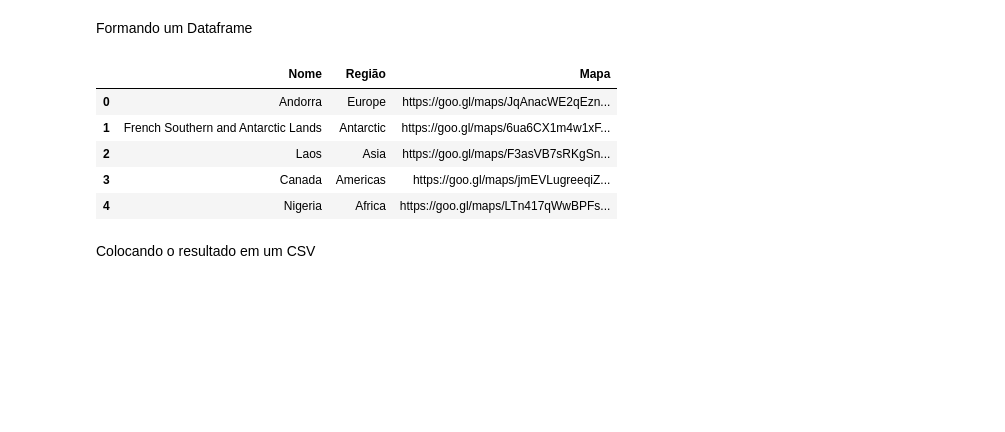
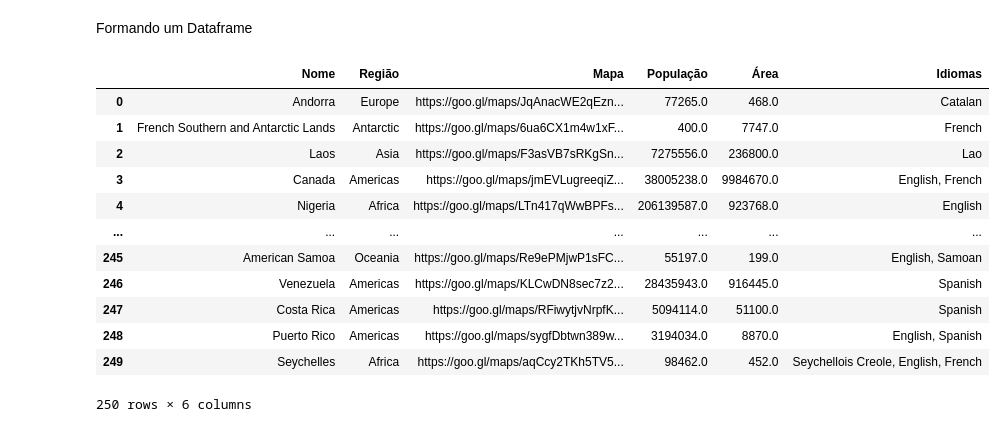
Before and after one commit to ncynira/projeto.final, a Jupyter notebook: Entrega_projeto.ipynb, the cells around one changed output. Saved outputs shown, nothing was run; the diff lists cells and outputs as text; code cells hidden in the pictures; blank space fills up the shorter version.

```diff
--- a/Entrega_projeto.ipynb
+++ b/Entrega_projeto.ipynb
@@ -40,28 +43,26 @@ alerta(codigo = response.status_code,
 # %% [markdown]
 Formando um Dataframe
 # %%
-if  response.status_code >= 200 and response.status_code <= 299:
+if response.status_code >= 200 and response.status_code <= 299:
     dados = response.json()
     df = pd.DataFrame(dados)
 
-df_formatado = pd.DataFrame(dados)
-df_formatado['Nome'] = df_formatado['name'].apply(lambda x: x['common'])
-df_formatado['Mapa'] = df_formatado['maps'].apply(lambda x: x['googleMaps'])
-df_formatado['Região'] = df_formatado['region']
+    df_formatado = pd.DataFrame(dados)
+    df_formatado['Nome'] = df_formatado['name'].apply(lambda x: x['common'])
+    df_formatado['Mapa'] = df_formatado['maps'].apply(lambda x: x['googleMaps'])
+    df_formatado['Região'] = df_formatado['region']
+    df_formatado['População'] = df_formatado['population'].astype(float)
+    df_formatado['Área'] = df_formatado['area'].astype(float)
 
-df_formatado['Nome'] = df_formatado['Nome'].astype(str)
-df_formatado['Região'] = df_formatado['Região'].astype(str)
-df_formatado['Mapa'] = df_formatado['Mapa'].astype(str)
+    df_formatado['Idiomas'] = df_formatado['languages'].apply(lambda x: ', '.join(x.values()) if isinstance(x, dict) else 'N/A')
 
-df_formatado = df_formatado[['Nome', 'Região', 'Mapa']]
+    df_formatado['Nome'] = df_formatado['Nome'].astype(str)
+    df_formatado['Região'] = df_formatado['Região'].astype(str)
+    df_formatado['Mapa'] = df_formatado['Mapa'].astype(str)
 
-df_formatado.head()
+    colunas_selecionadas = ['Nome', 'Região', 'Mapa', 'População', 'Área', 'Idiomas']
+    df_formatado = df_formatado[colunas_selecionadas]
+
+    df_formatado
+else:
+    print("Erro na solicitação da API. Código de status:", response.status_code)
-# %% [output]
-|  | Nome | Região | Mapa |
-| 0 | Andorra | Europe | https://goo.gl/maps/JqAnacWE2qEzn... |
-| 1 | French Southern and Antarctic Lands | Antarctic | https://goo.gl/maps/6ua6CX1m4w1xF... |
-| 2 | Laos | Asia | https://goo.gl/maps/F3asVB7sRKgSn... |
-| 3 | Canada | Americas | https://goo.gl/maps/jmEVLugreeqiZ... |
-| 4 | Nigeria | Africa | https://goo.gl/maps/LTn417qWwBPFs... |
-# %% [markdown]
-Colocando o resultado em um CSV
@@ -69,0 +69,16 @@ df_formatado.to_csv('restcountries.csv', index=False)
+# %%
+df_formatado
+# %% [output]
+|  | Nome | Região | Mapa | População | Área | Idiomas |
+| 0 | Andorra | Europe | https://goo.gl/maps/JqAnacWE2qEzn... | 77265.0 | 468.0 | Catalan |
+| 1 | French Southern and Antarctic Lands | Antarctic | https://goo.gl/maps/6ua6CX1m4w1xF... | 400.0 | 7747.0 | French |
+| 2 | Laos | Asia | https://goo.gl/maps/F3asVB7sRKgSn... | 7275556.0 | 236800.0 | Lao |
+| 3 | Canada | Americas | https://goo.gl/maps/jmEVLugreeqiZ... | 38005238.0 | 9984670.0 | English, French |
+| 4 | Nigeria | Africa | https://goo.gl/maps/LTn417qWwBPFs... | 206139587.0 | 923768.0 | English |
+| ... | ... | ... | ... | ... | ... | ... |
+| 245 | American Samoa | Oceania | https://goo.gl/maps/Re9ePMjwP1sFC... | 55197.0 | 199.0 | English, Samoan |
+| 246 | Venezuela | Americas | https://goo.gl/maps/KLCwDN8sec7z2... | 28435943.0 | 916445.0 | Spanish |
+| 247 | Costa Rica | Americas | https://goo.gl/maps/RFiwytjvNrpfK... | 5094114.0 | 51100.0 | Spanish |
+| 248 | Puerto Rico | Americas | https://goo.gl/maps/sygfDbtwn389w... | 3194034.0 | 8870.0 | English, Spanish |
+| 249 | Seychelles | Africa | https://goo.gl/maps/aqCcy2TKh5TV5... | 98462.0 | 452.0 | Seychellois Creole, English, French |
+250 rows × 6 columns
```
Also changed, not shown: parts of 8 cells of this notebook, 1 other file.
